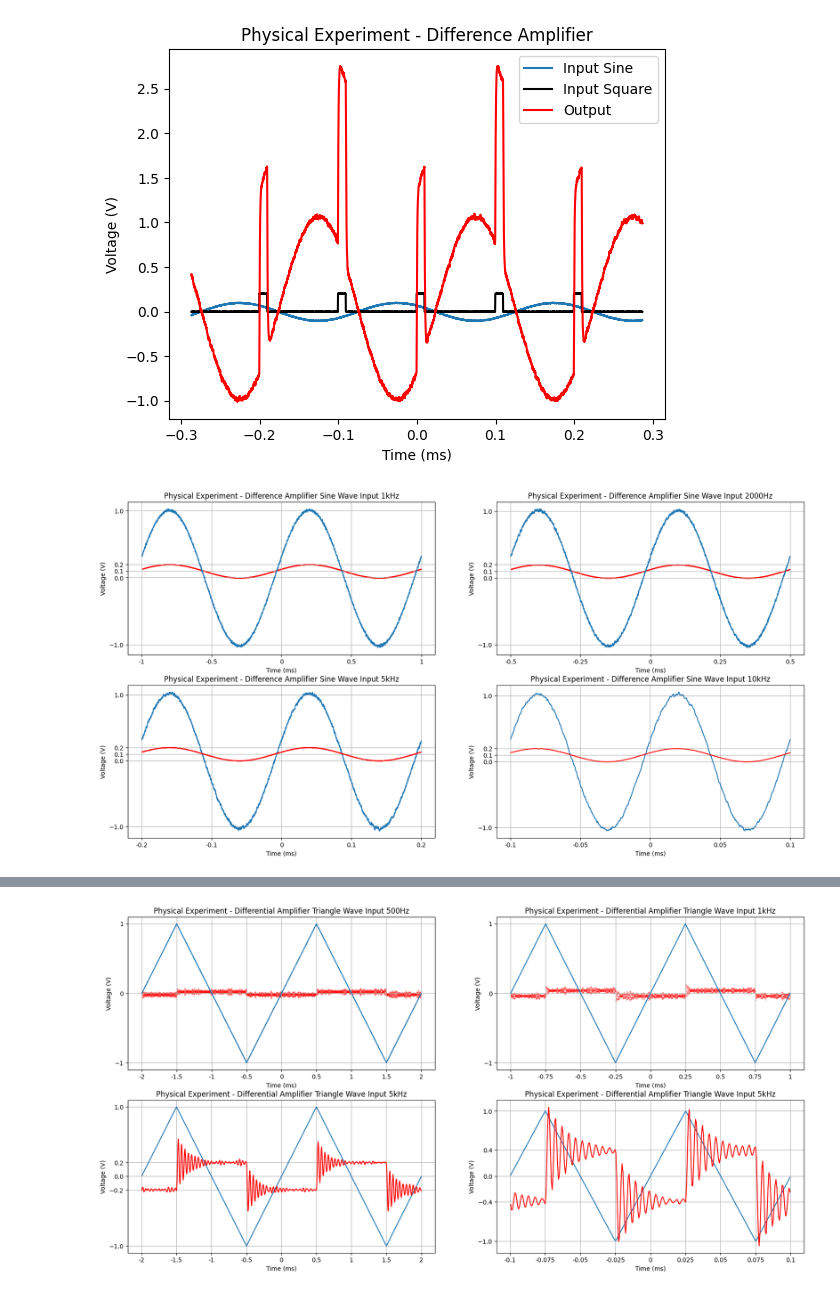
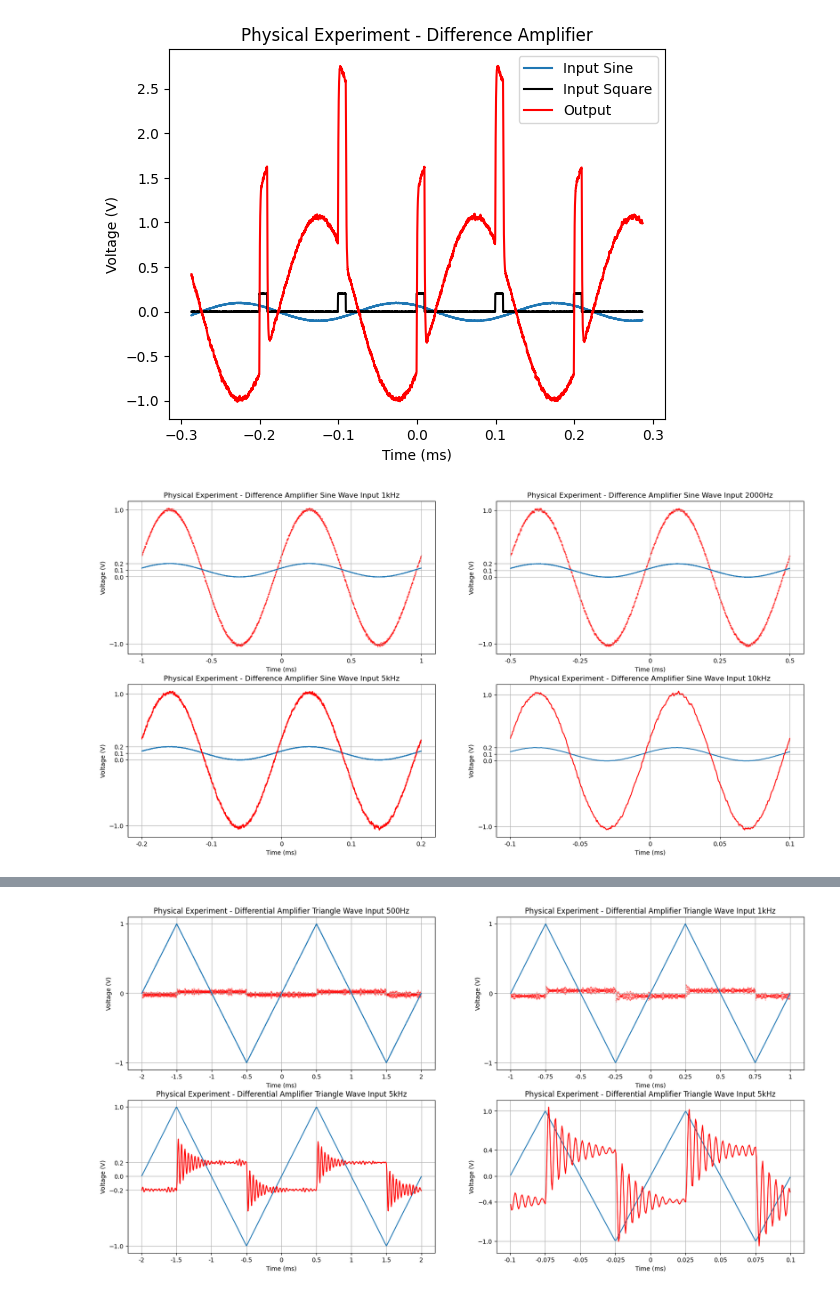
Before and after one commit to DanNguyenN/CE3202-Fundamentals, a Jupyter notebook: Lab7/inlab.ipynb, the cells around one changed output, grey strips where cells are left out. Saved outputs shown, nothing was run; the diff lists cells and outputs as text; code cells hidden in the pictures.

```diff
--- a/Lab7/inlab.ipynb
+++ b/Lab7/inlab.ipynb
@@ -44,13 +45,13 @@ Text(0.5, 1.0, 'Physical Experiment - Difference Amplifier')
 #Part 1 Additional
 
 df1k = pd.read_csv(".\inlab\difference\diffAmpAdditional1kHz.csv", skiprows=23, encoding="latin1")
-df1k.columns = ["time", "inputV", "outputV"]
+df1k.columns = ["time", "outputV", "inputV"]
 df2k = pd.read_csv(".\inlab\difference\diffAmpAdditional2kHz.csv", skiprows=23, encoding="latin1")
-df2k.columns = ["time", "inputV", "outputV"]
+df2k.columns = ["time", "outputV", "inputV"]
 df5k = pd.read_csv(".\inlab\difference\diffAmpAdditional5kHz.csv", skiprows=23, encoding="latin1")
-df5k.columns = ["time", "inputV", "outputV"]
+df5k.columns = ["time", "outputV", "inputV"]
 df10k = pd.read_csv(".\inlab\difference\diffAmpAdditional10kHz.csv", skiprows=23, encoding="latin1")
-df10k.columns = ["time", "inputV", "outputV"]
+df10k.columns = ["time", "outputV", "inputV"]
 
 differentialSineDataset = [df1k, df2k, df5k, df10k]
 
@@ -76,34 +77,34 @@ plt.plot(df2k["time"], df2k["inputV"], label="input")
 plt.scatter(df2k["time"], df2k["outputV"], label="output", s=0.05, c="r")
 plt.xticks([-1/2000,-.5/2000, 0, .5/2000, 1/2000], ["-0.5", "-0.25", "0", "0.25", "0.5"])
 plt.yticks([-1, 0, .1, .2, 1])
 plt.xlabel("Time (ms)")
 plt.ylabel("Voltage (V)")
 plt.title("Physical Experiment - Difference Amplifier Sine Wave Input 2000Hz")
 plt.grid()
 
 plt.subplot(2,2,3)
 df5k = df5k[(df5k["time"] > -1/5000) & (df5k["time"] < 1/5000 )]
 plt.plot(df5k["time"], df5k["inputV"], label="input")
 plt.plot(df5k["time"], df5k["outputV"], label="output", c="r")
 plt.xticks([-1/5000,-.5/5000, 0, .5/5000, 1/5000], ["-0.2", "-0.1", "0", "0.1", "0.2"])
 plt.yticks([-1, 0, .1, .2, 1])
 plt.xlabel("Time (ms)")
 plt.ylabel("Voltage (V)")
 plt.title("Physical Experiment - Difference Amplifier Sine Wave Input 5kHz")
 plt.grid()
 
 plt.subplot(2,2,4)
 df10k = df10k[(df10k["time"] > -1/10000) & (df10k["time"] < 1/10000 )]
 plt.plot(df10k["time"], df10k["inputV"], label="input")
 plt.plot(df10k["time"], df10k["outputV"], label="output", c="r")
 plt.xticks([-1/10000,-.5/10000, 0, .5/10000, 1/10000], ["-0.1", "-0.05", "0", "0.05", "0.1"])
 plt.yticks([-1, 0, .1, .2, 1])
 plt.xlabel("Time (ms)")
 plt.ylabel("Voltage (V)")
 plt.title("Physical Experiment - Difference Amplifier Sine Wave Input 10kHz")
 plt.grid()
 # %% [output]
-[figure, old version]
+[figure, new version]
 # %%
 df500 = pd.read_csv(".\inlab\differential\sine\differential500.csv", skiprows=19, encoding="latin1")
 df500.columns = ["time", "inputV", "outputV"]
```
Also changed, not shown: parts of 2 cells of this notebook, 7 other files.
